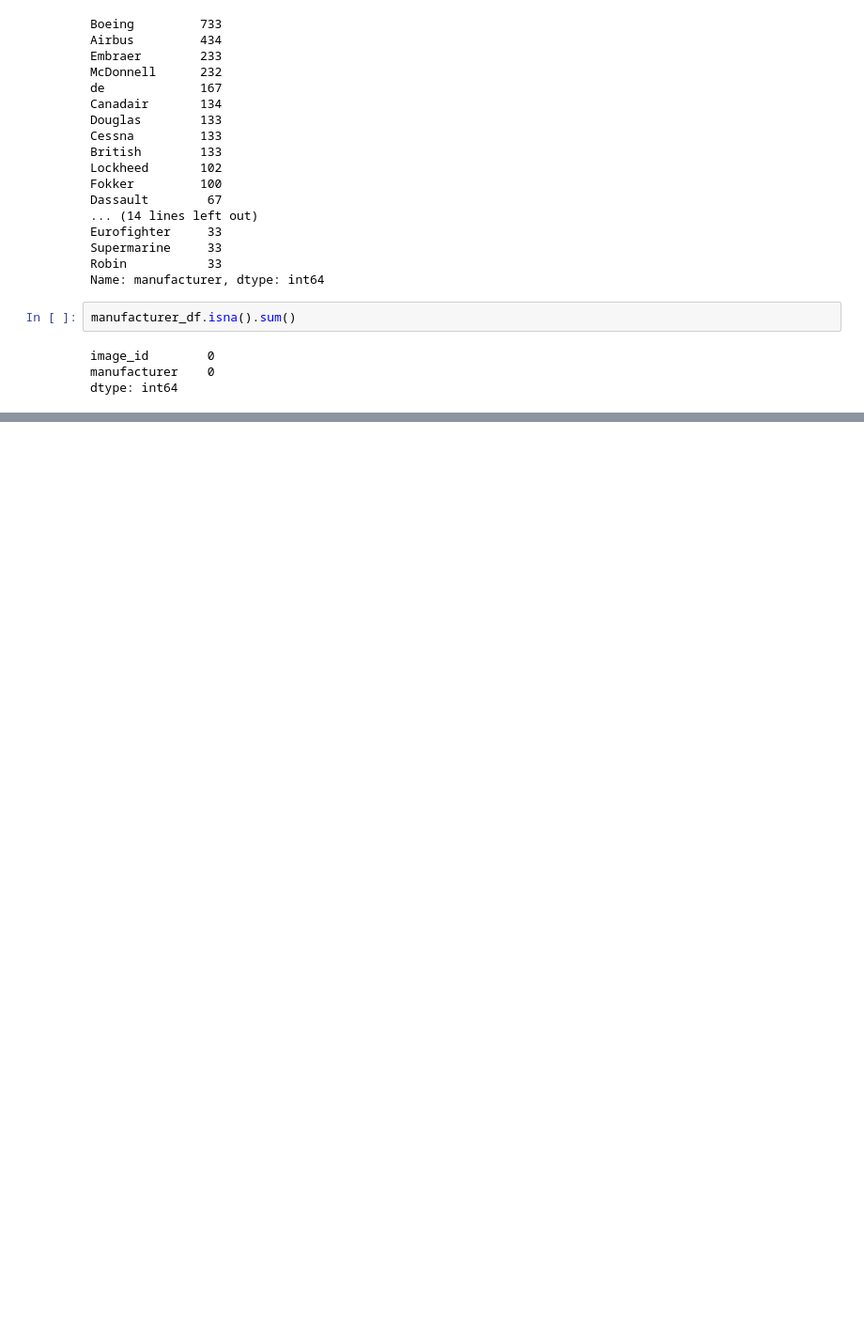
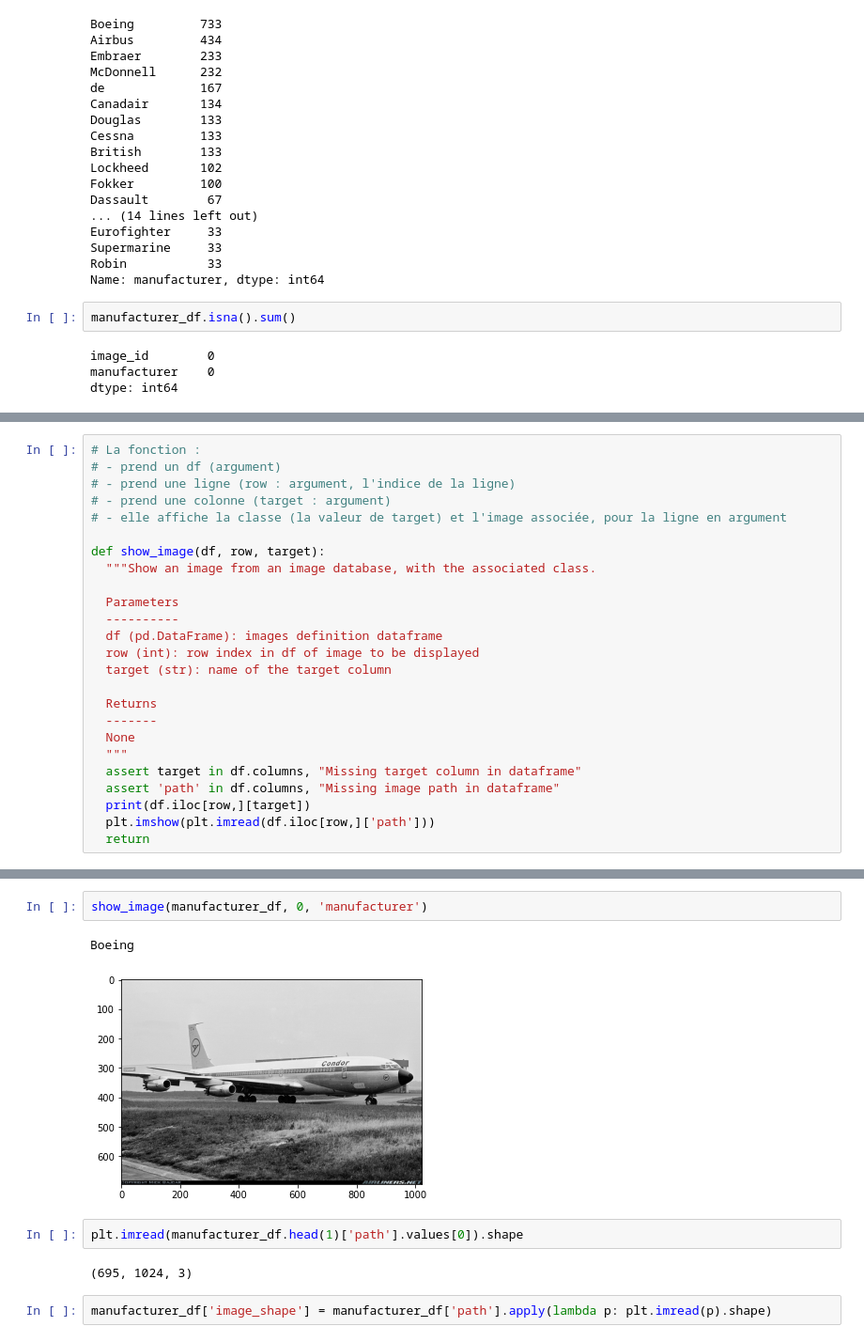
Before and after one commit to SaleemAmu/plane-classification, a Jupyter notebook: train_classification_model.ipynb, the cells around one changed output, grey strips where cells are left out. Shown at 94% size. Cells and saved outputs as stored; diff of their text form; blank space fills up the shorter version.

```diff
--- a/train_classification_model.ipynb
+++ b/train_classification_model.ipynb
@@ -357,0 +235,25 @@ NameError: ignored
+# %%
+# La fonction :
+# - prend un df (argument)
+# - prend une ligne (row : argument, l'indice de la ligne)
+# - prend une colonne (target : argument)
+# - elle affiche la classe (la valeur de target) et l'image associée, pour la ligne en argument
+
+def show_image(df, row, target):
+  """Show an image from an image database, with the associated class.
+
+  Parameters
+  ----------
+  df (pd.DataFrame): images definition dataframe
+  row (int): row index in df of image to be displayed
+  target (str): name of the target column
+
+  Returns
+  -------
+  None
+  """
+  assert target in df.columns, "Missing target column in dataframe"
+  assert 'path' in df.columns, "Missing image path in dataframe"
+  print(df.iloc[row,][target])
+  plt.imshow(plt.imread(df.iloc[row,]['path']))
+  return
@@ -357,0 +281,11 @@ NameError: ignored
+# %%
+show_image(manufacturer_df, 0, 'manufacturer')
+# %% [output]
+Boeing
+[figure, added]
+# %%
+plt.imread(manufacturer_df.head(1)['path'].values[0]).shape
+# %% [output]
+(695, 1024, 3)
+# %%
+manufacturer_df['image_shape'] = manufacturer_df['path'].apply(lambda p: plt.imread(p).shape)
```
Also changed, not shown: parts of 104 cells of this notebook.
